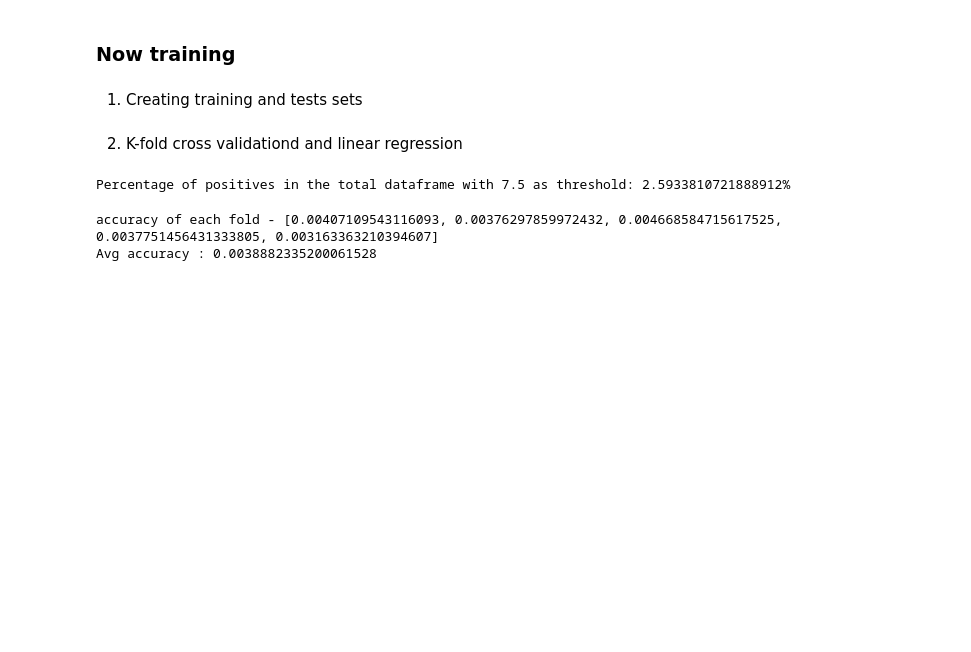
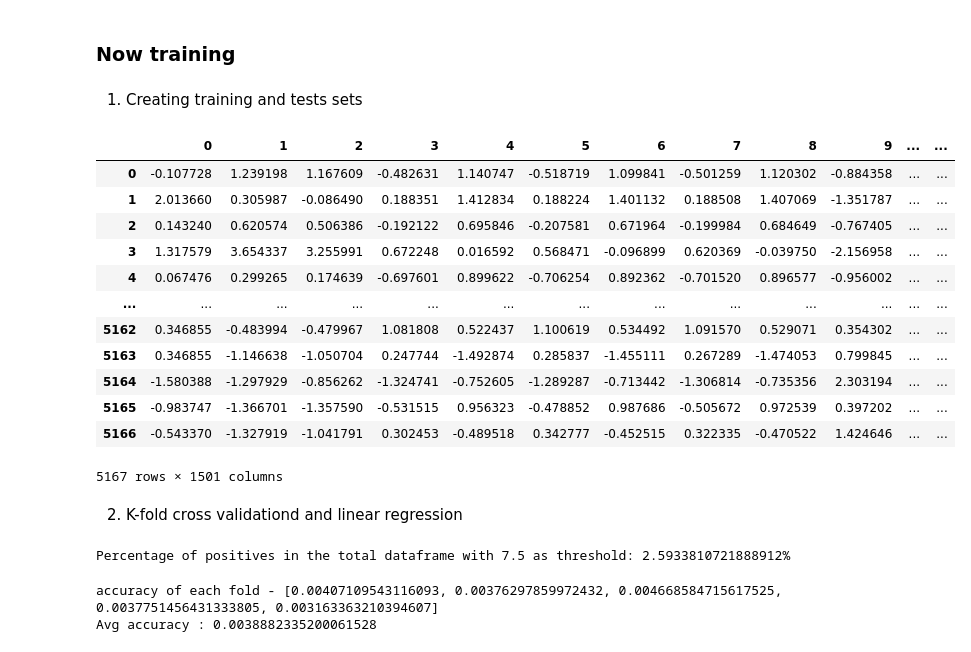
Before and after one commit to pharmbio/Thesis_ActLearn_DOP_2022, a Jupyter notebook: main/supervised_learning/experiment1_regression.ipynb, the cells around one changed output. Saved outputs shown, nothing was run; the diff lists cells and outputs as text; code cells hidden in the pictures; blank space fills up the shorter version.

```diff
--- a/main/supervised_learning/experiment1_regression.ipynb
+++ b/main/supervised_learning/experiment1_regression.ipynb
@@ -180,7 +144,22 @@ X =  cell_profiler.iloc[:,:-2]
 y = 1000*cell_profiler.iloc[:,-2]
 # %%
 # Re-scale
-#scaler = StandardScaler()
-#X = pd.DataFrame(scaler.fit_transform(X))
+scaler = StandardScaler()
+X = pd.DataFrame(scaler.fit_transform(X))
+X
+# %% [output]
+|  | 0 | 1 | 2 | 3 | 4 | 5 | 6 | 7 | 8 | 9 | ... | ... |
+| 0 | -0.107728 | 1.239198 | 1.167609 | -0.482631 | 1.140747 | -0.518719 | 1.099841 | -0.501259 | 1.120302 | -0.884358 | ... | ... |
+| 1 | 2.013660 | 0.305987 | -0.086490 | 0.188351 | 1.412834 | 0.188224 | 1.401132 | 0.188508 | 1.407069 | -1.351787 | ... | ... |
+| 2 | 0.143240 | 0.620574 | 0.506386 | -0.192122 | 0.695846 | -0.207581 | 0.671964 | -0.199984 | 0.684649 | -0.767405 | ... | ... |
+| 3 | 1.317579 | 3.654337 | 3.255991 | 0.672248 | 0.016592 | 0.568471 | -0.096899 | 0.620369 | -0.039750 | -2.156958 | ... | ... |
+| 4 | 0.067476 | 0.299265 | 0.174639 | -0.697601 | 0.899622 | -0.706254 | 0.892362 | -0.701520 | 0.896577 | -0.956002 | ... | ... |
+| ... | ... | ... | ... | ... | ... | ... | ... | ... | ... | ... | ... | ... |
+| 5162 | 0.346855 | -0.483994 | -0.479967 | 1.081808 | 0.522437 | 1.100619 | 0.534492 | 1.091570 | 0.529071 | 0.354302 | ... | ... |
+| 5163 | 0.346855 | -1.146638 | -1.050704 | 0.247744 | -1.492874 | 0.285837 | -1.455111 | 0.267289 | -1.474053 | 0.799845 | ... | ... |
+| 5164 | -1.580388 | -1.297929 | -0.856262 | -1.324741 | -0.752605 | -1.289287 | -0.713442 | -1.306814 | -0.735356 | 2.303194 | ... | ... |
+| 5165 | -0.983747 | -1.366701 | -1.357590 | -0.531515 | 0.956323 | -0.478852 | 0.987686 | -0.505672 | 0.972539 | 0.397202 | ... | ... |
+| 5166 | -0.543370 | -1.327919 | -1.041791 | 0.302453 | -0.489518 | 0.342777 | -0.452515 | 0.322335 | -0.470522 | 1.424646 | ... | ... |
+5167 rows × 1501 columns
 # %% [markdown]
 2) K-fold cross validationd and linear regression
```
Also changed, not shown: parts of 14 cells of this notebook.
